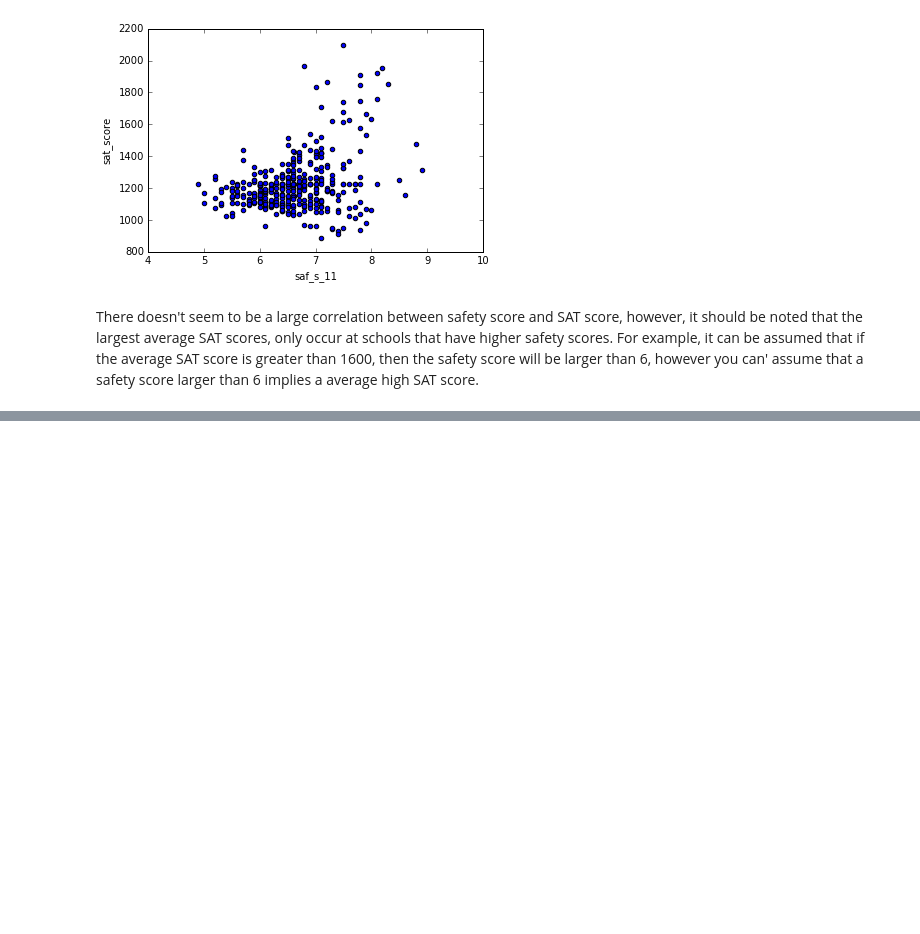
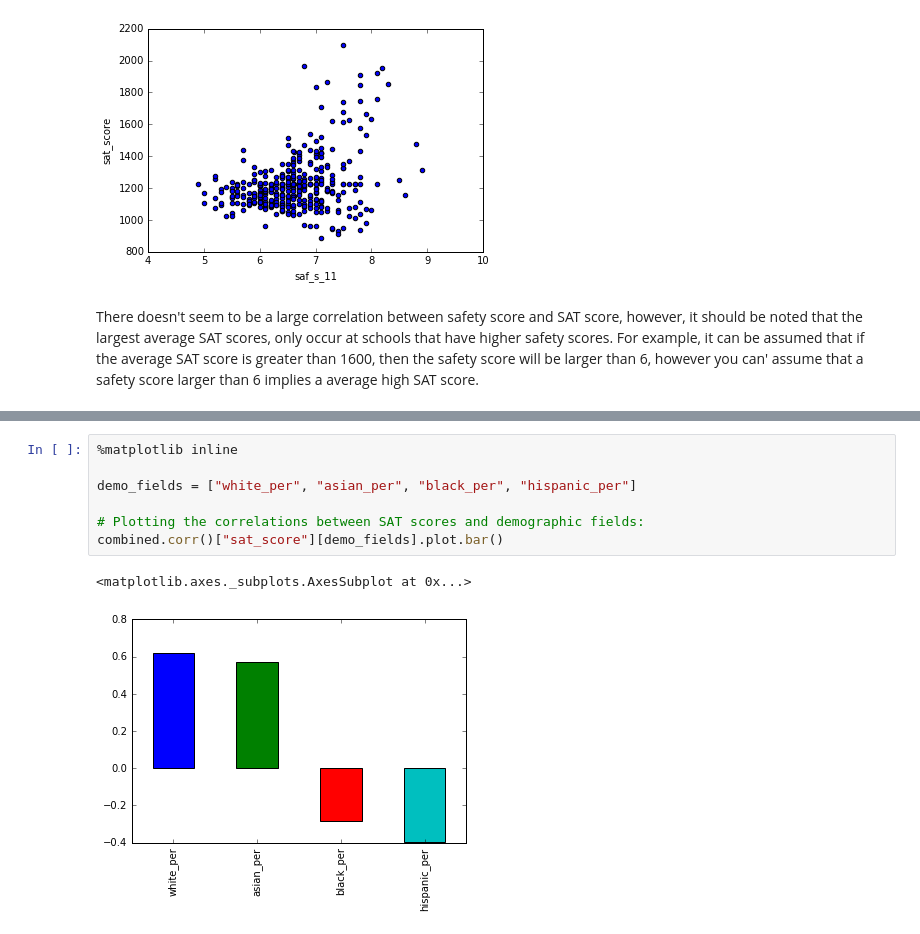
Before and after one commit to lmaghran/Data_portfolio, a Jupyter notebook: Schools.ipynb, the cells around one changed output, grey strips where cells are left out. Saved outputs shown, nothing was run; the diff lists cells and outputs as text; blank space fills up the shorter version.

```diff
--- a/Schools.ipynb
+++ b/Schools.ipynb
@@ -197,0 +234,10 @@ There doesn't seem to be a large correlation between safety score and SAT score,
+# %%
+%matplotlib inline
+
+demo_fields = ["white_per", "asian_per", "black_per", "hispanic_per"]
+
+# Plotting the correlations between SAT scores and demographic fields:
+combined.corr()["sat_score"][demo_fields].plot.bar()
+# %% [output]
+<matplotlib.axes._subplots.AxesSubplot at 0x...>
+[figure, added]
```
Also changed, not shown: parts of 22 cells of this notebook.
